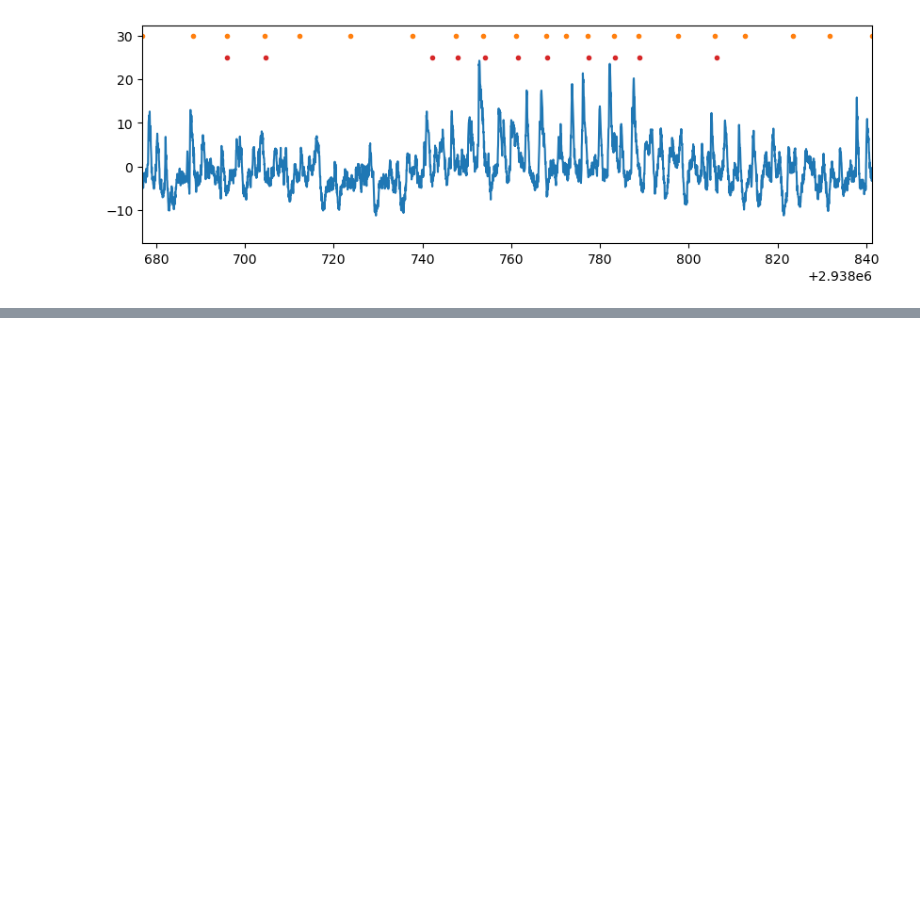
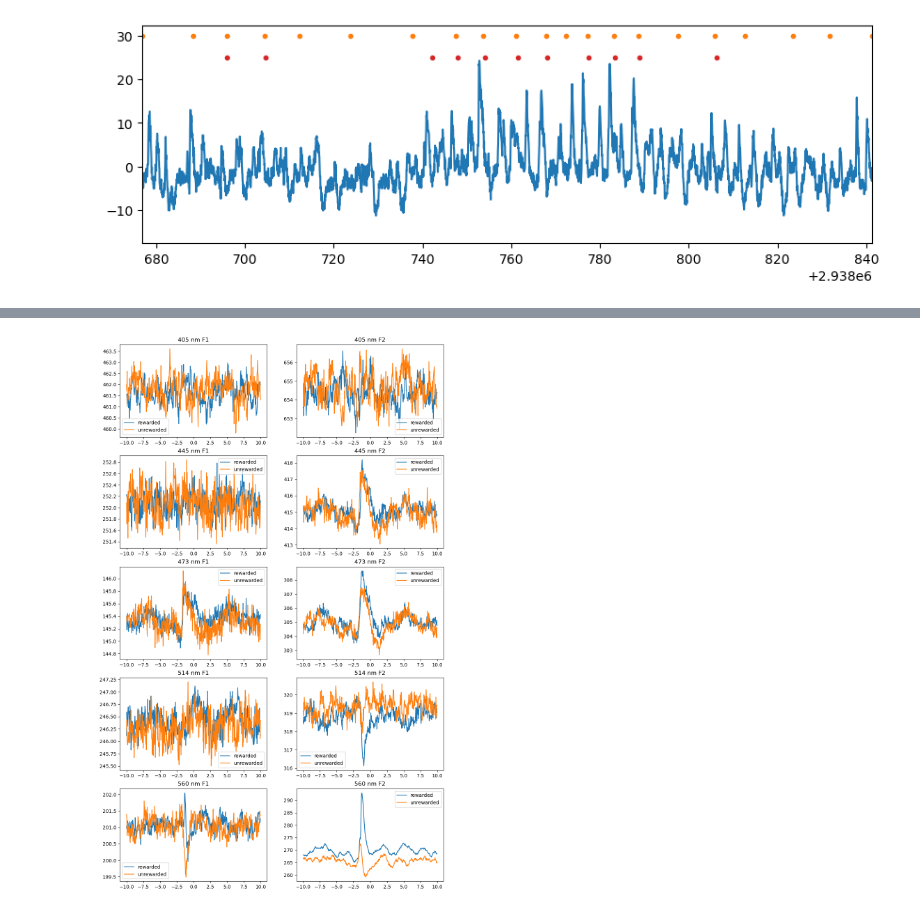
Before and after one commit to AllenNeuralDynamics/HSFPpreprocess, a Jupyter notebook: preprocess_04_behaviorevents_align.ipynb, the cells around one changed output, grey strips where cells are left out. Saved outputs shown, nothing was run; the diff lists cells and outputs as text; code cells hidden in the pictures; blank space fills up the shorter version.

```diff
--- a/preprocess_04_behaviorevents_align.ipynb
+++ b/preprocess_04_behaviorevents_align.ipynb
@@ -280,3 +376,62 @@ plt.show()
+# %%
+# Create ten subplots of line plots of all trials combined for each laser at the choice lick for rewarded and unrewarded trials
+
+time_axis = np.arange(-len(t),len(t))*timestep
+px = [530-400, 500-400, 530-400, 595-400]
+plt.figure(figsize=(12,20))
+plt.subplot(5,2,1)
+plt.plot(time_axis,rw_405_F1_mlick[:,px[0]])
+plt.plot(time_axis,un_405_F1_mlick[:,px[0]])
+plt.title('405 nm F1')
+plt.legend(['rewarded','unrewarded'])
+plt.subplot(5,2,2)
+plt.plot(time_axis,rw_405_F2_mlick[:,px[0]])
+plt.plot(time_axis,un_405_F2_mlick[:,px[0]])
+plt.title('405 nm F2')
+plt.legend(['rewarded','unrewarded'])
+plt.subplot(5,2,3)
+plt.plot(time_axis,rw_445_F1_mlick[:,px[1]])
+plt.plot(time_axis,un_445_F1_mlick[:,px[1]])
+plt.title('445 nm F1')
+plt.legend(['rewarded','unrewarded'])
+plt.subplot(5,2,4)
+plt.plot(time_axis,rw_445_F2_mlick[:,px[1]])
+plt.plot(time_axis,un_445_F2_mlick[:,px[1]])
+plt.title('445 nm F2')
+plt.legend(['rewarded','unrewarded'])
+plt.subplot(5,2,5)
+plt.plot(time_axis,rw_473_F1_mlick[:,px[1]])
+plt.plot(time_axis,un_473_F1_mlick[:,px[1]])
+plt.title('473 nm F1')
+plt.legend(['rewarded','unrewarded'])
+plt.subplot(5,2,6)
+plt.plot(time_axis,rw_473_F2_mlick[:,px[1]])
+plt.plot(time_axis,un_473_F2_mlick[:,px[1]])
+plt.title('473 nm F2')
+plt.legend(['rewarded','unrewarded'])
+plt.subplot(5,2,7)
+plt.plot(time_axis,rw_514_F1_mlick[:,px[2]])
+plt.plot(time_axis,un_514_F1_mlick[:,px[2]])
+plt.title('514 nm F1')
+plt.legend(['rewarded','unrewarded'])
+plt.subplot(5,2,8)
+plt.plot(time_axis,rw_514_F2_mlick[:,px[2]])
+plt.plot(time_axis,un_514_F2_mlick[:,px[2]])
+plt.title('514 nm F2')
+plt.legend(['rewarded','unrewarded'])
+plt.subplot(5,2,9)
+plt.plot(time_axis,rw_560_F1_mlick[:,px[3]])
+plt.plot(time_axis,un_560_F1_mlick[:,px[3]])
+plt.title('560 nm F1')
+plt.legend(['rewarded','unrewarded'])
+plt.subplot(5,2,10)
+plt.plot(time_axis,rw_560_F2_mlick[:,px[3]])
+plt.plot(time_axis,un_560_F2_mlick[:,px[3]])
+plt.title('560 nm F2')
+plt.legend(['rewarded','unrewarded'])
+plt.show()
+# %% [output]
+[figure, added]
 # %%
 time_axis = np.arange(-len(t),len(t))*timestep
 
```
Also changed, not shown: parts of 6 cells of this notebook.
